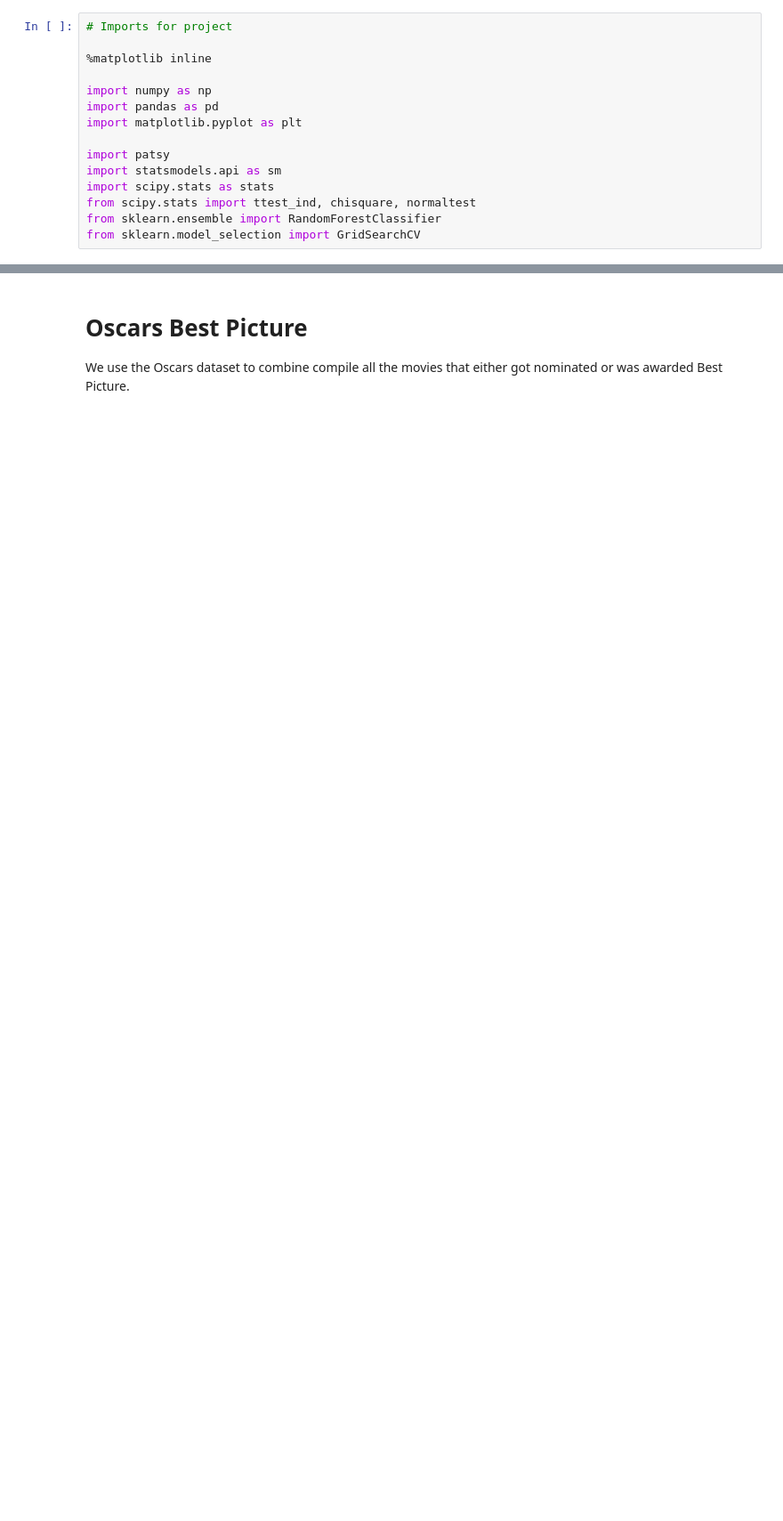
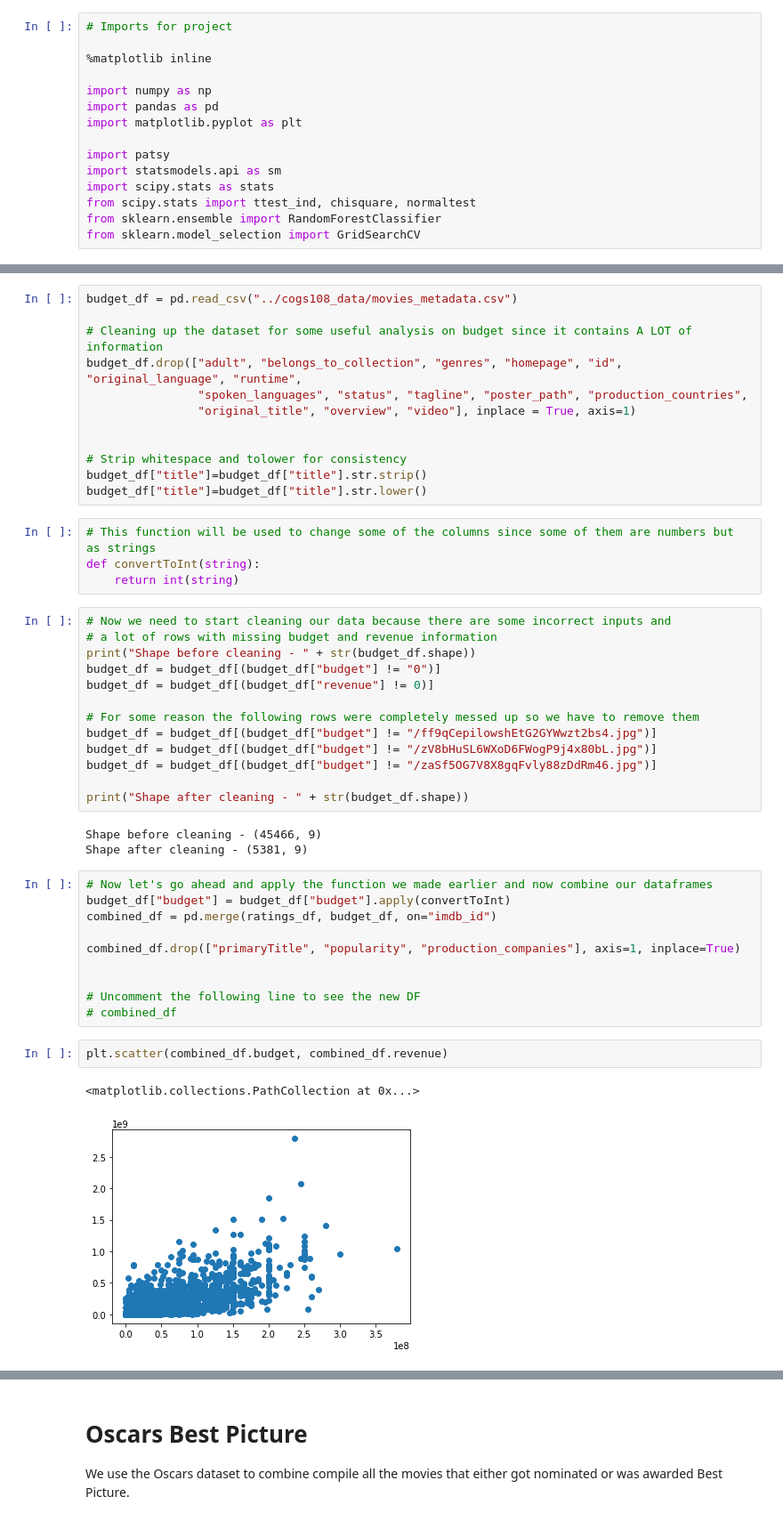
Before and after one commit to miguelgd54/Movies-Success-Data-Analysis, a Jupyter notebook: FinalProject.ipynb, the cells around one changed output, grey strips where cells are left out. Shown at 89% size. Drawn from its saved outputs; the diff is of its cells as text; blank space fills up the shorter version.

```diff
--- a/FinalProject.ipynb
+++ b/FinalProject.ipynb
@@ -15,0 +54,47 @@ from sklearn.model_selection import GridSearchCV
+# %%
+budget_df = pd.read_csv("../cogs108_data/movies_metadata.csv")
+
+# Cleaning up the dataset for some useful analysis on budget since it contains A LOT of information
+budget_df.drop(["adult", "belongs_to_collection", "genres", "homepage", "id", "original_language", "runtime",
+                "spoken_languages", "status", "tagline", "poster_path", "production_countries",
+                "original_title", "overview", "video"], inplace = True, axis=1)
+
+
+# Strip whitespace and tolower for consistency
+budget_df["title"]=budget_df["title"].str.strip()
+budget_df["title"]=budget_df["title"].str.lower()
+# %%
+# This function will be used to change some of the columns since some of them are numbers but as strings
+def convertToInt(string):
+    return int(string)
+# %%
+# Now we need to start cleaning our data because there are some incorrect inputs and
+# a lot of rows with missing budget and revenue information
+print("Shape before cleaning - " + str(budget_df.shape))
+budget_df = budget_df[(budget_df["budget"] != "0")]
+budget_df = budget_df[(budget_df["revenue"] != 0)]
+
+# For some reason the following rows were completely messed up so we have to remove them
+budget_df = budget_df[(budget_df["budget"] != "/ff9qCepilowshEtG2GYWwzt2bs4.jpg")]
+budget_df = budget_df[(budget_df["budget"] != "/zV8bHuSL6WXoD6FWogP9j4x80bL.jpg")]
+budget_df = budget_df[(budget_df["budget"] != "/zaSf5OG7V8X8gqFvly88zDdRm46.jpg")]
+
+print("Shape after cleaning - " + str(budget_df.shape))
+# %% [output]
+Shape before cleaning - (45466, 9)
+Shape after cleaning - (5381, 9)
+# %%
+# Now let's go ahead and apply the function we made earlier and now combine our dataframes
+budget_df["budget"] = budget_df["budget"].apply(convertToInt)
+combined_df = pd.merge(ratings_df, budget_df, on="imdb_id")
+
+combined_df.drop(["primaryTitle", "popularity", "production_companies"], axis=1, inplace=True)
+
+
+# Uncomment the following line to see the new DF
+# combined_df
+# %%
+plt.scatter(combined_df.budget, combined_df.revenue)
+# %% [output]
+<matplotlib.collections.PathCollection at 0x...>
+[figure, added]
```
Also changed, not shown: parts of 71 cells of this notebook.
